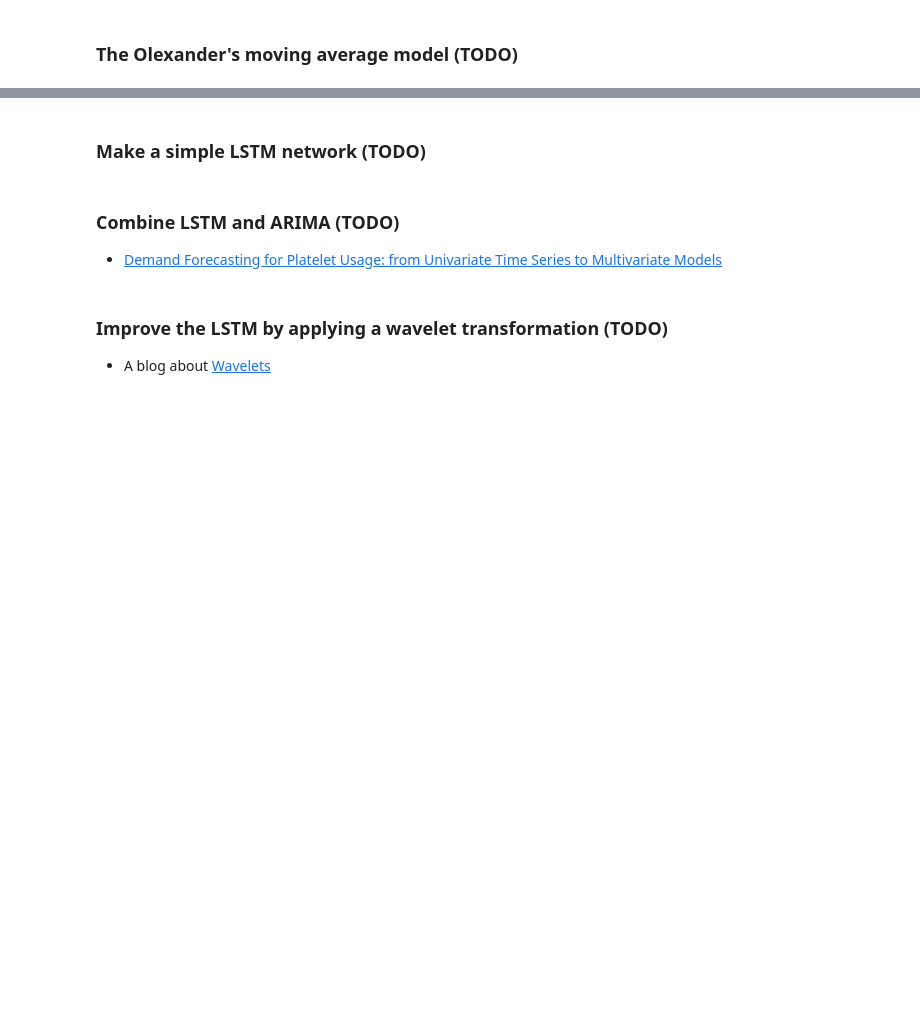
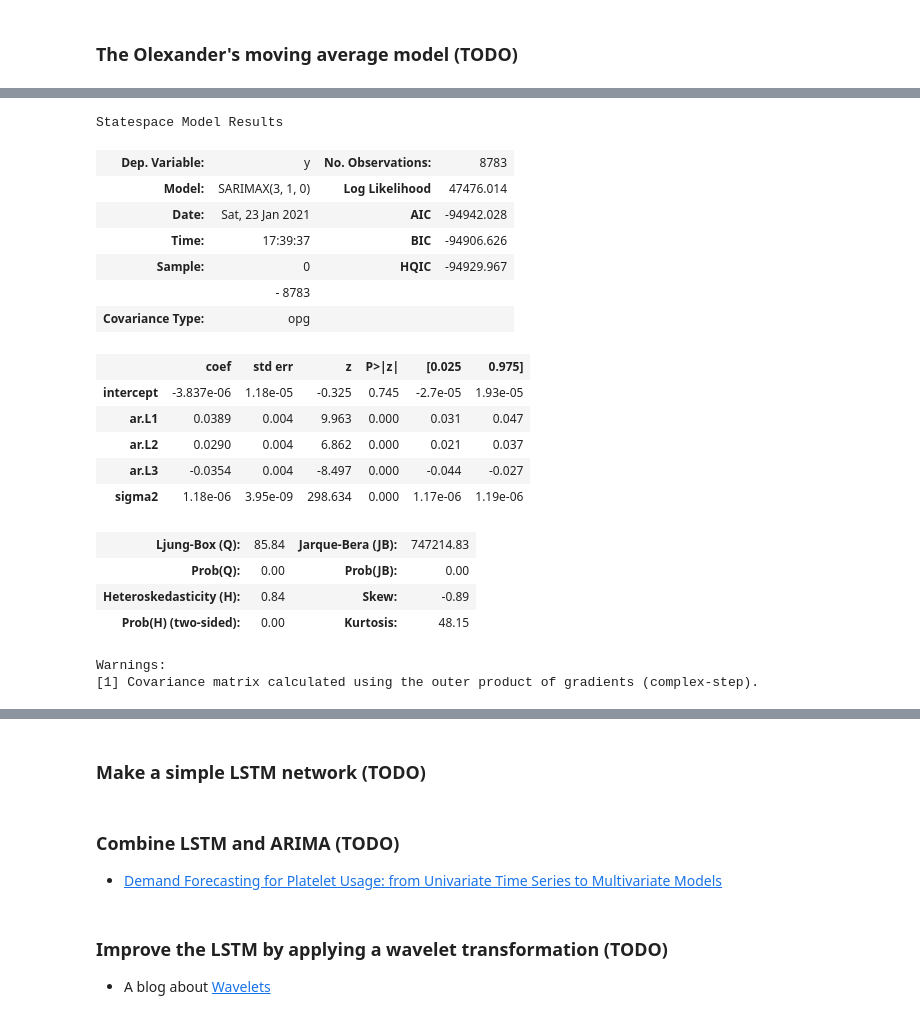
Before and after one commit to viktor-begun/ML_Trading, a Jupyter notebook: ML_Trading.ipynb, the cells around one changed output, grey strips where cells are left out. Saved outputs shown, nothing was run; the diff lists cells and outputs as text; code cells hidden in the pictures; blank space fills up the shorter version.

```diff
--- a/ML_Trading.ipynb
+++ b/ML_Trading.ipynb
@@ -196,0 +275,24 @@ get_slices(data,42,fwd_win=3)
+# %%
+auto_arima(EURUSD_1H_2016_df['Close'], seasonal=True,
+           m=12,max_p=7, max_d=5,max_q=7, max_P=4, max_D=4,max_Q=4).summary()
+# %% [output]
+Statespace Model Results
+| Dep. Variable: | y | No. Observations: | 8783 |
+| Model: | SARIMAX(3, 1, 0) | Log Likelihood | 47476.014 |
+| Date: | Sat, 23 Jan 2021 | AIC | -94942.028 |
+| Time: | 17:39:37 | BIC | -94906.626 |
+| Sample: | 0 | HQIC | -94929.967 |
+|  | - 8783 |  |  |
+| Covariance Type: | opg |  |  |
+|  | coef | std err | z | P>|z| | [0.025 | 0.975] |
+| intercept | -3.837e-06 | 1.18e-05 | -0.325 | 0.745 | -2.7e-05 | 1.93e-05 |
+| ar.L1 | 0.0389 | 0.004 | 9.963 | 0.000 | 0.031 | 0.047 |
+| ar.L2 | 0.0290 | 0.004 | 6.862 | 0.000 | 0.021 | 0.037 |
+| ar.L3 | -0.0354 | 0.004 | -8.497 | 0.000 | -0.044 | -0.027 |
+| sigma2 | 1.18e-06 | 3.95e-09 | 298.634 | 0.000 | 1.17e-06 | 1.19e-06 |
+| Ljung-Box (Q): | 85.84 | Jarque-Bera (JB): | 747214.83 |
+| Prob(Q): | 0.00 | Prob(JB): | 0.00 |
+| Heteroskedasticity (H): | 0.84 | Skew: | -0.89 |
+| Prob(H) (two-sided): | 0.00 | Kurtosis: | 48.15 |
+Warnings:
+[1] Covariance matrix calculated using the outer product of gradients (complex-step).
```
Also changed, not shown: parts of 15 cells of this notebook.
